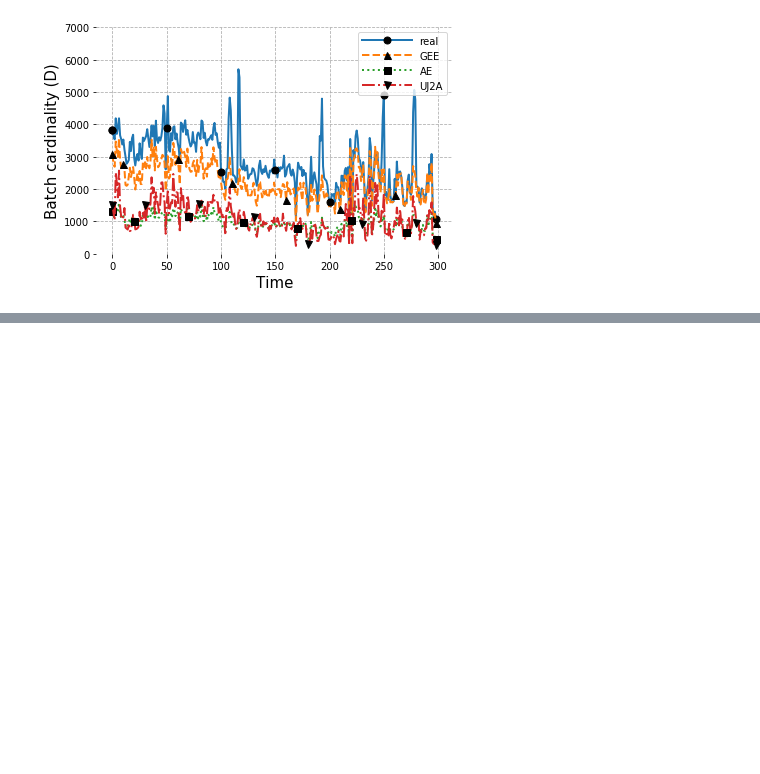
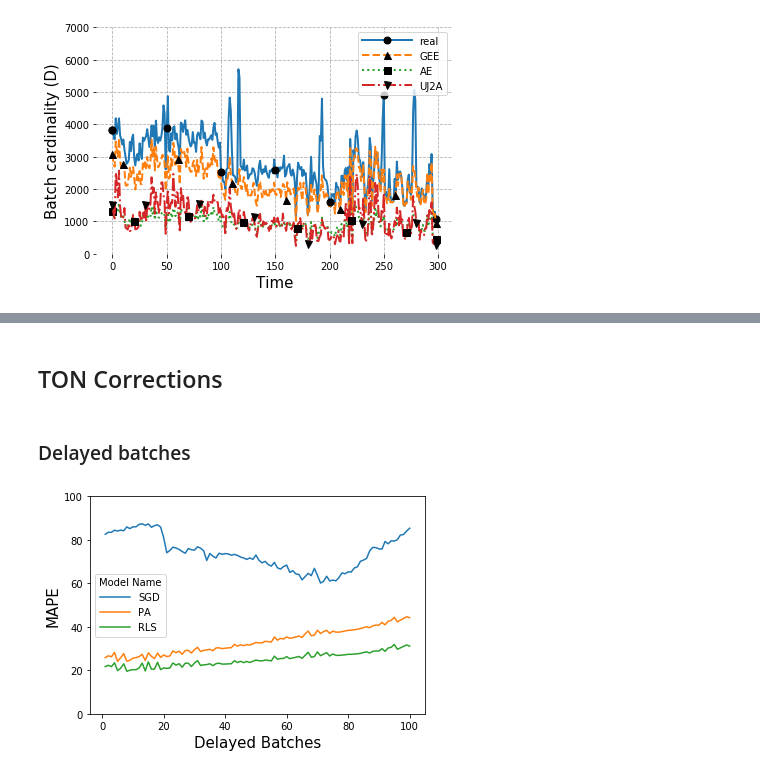
Before and after one commit to yuvalnezri/CardEst, a Jupyter notebook: ipython/evaluation.ipynb, the cells around one changed output, grey strips where cells are left out. Cells and saved outputs as stored; diff of their text form; code cells hidden in the pictures; blank space fills up the shorter version.

Commit message:
added delayed batches and new tradeoff graphs (TON-2019)

```diff
--- a/ipython/evaluation.ipynb
+++ b/ipython/evaluation.ipynb
@@ -683,0 +696,17 @@ plot_tradeoff(trace, effective_sampling_rate, sampling_rates, partitions, featur
+# %% [markdown]
+## TON Corrections
+# %% [markdown]
+### Delayed batches
+# %%
+trace = 'caida-ddos'
+sampling_rate = 0.01
+training_rate = 0.01
+partition = '1S'
+features = ['f_1']
+models = [SGD, PA, RLS]
+model_names = ['SGD', 'PA', 'RLS']
+
+plot_delayed_batches(trace, sampling_rate, training_rate, partition,
+                     features, models, model_names, 1, 100, ylim=(0,100), savefig=True);
+# %% [output]
+[figure, added]
```
Also changed, not shown: parts of 28 cells of this notebook, 12 other files.
